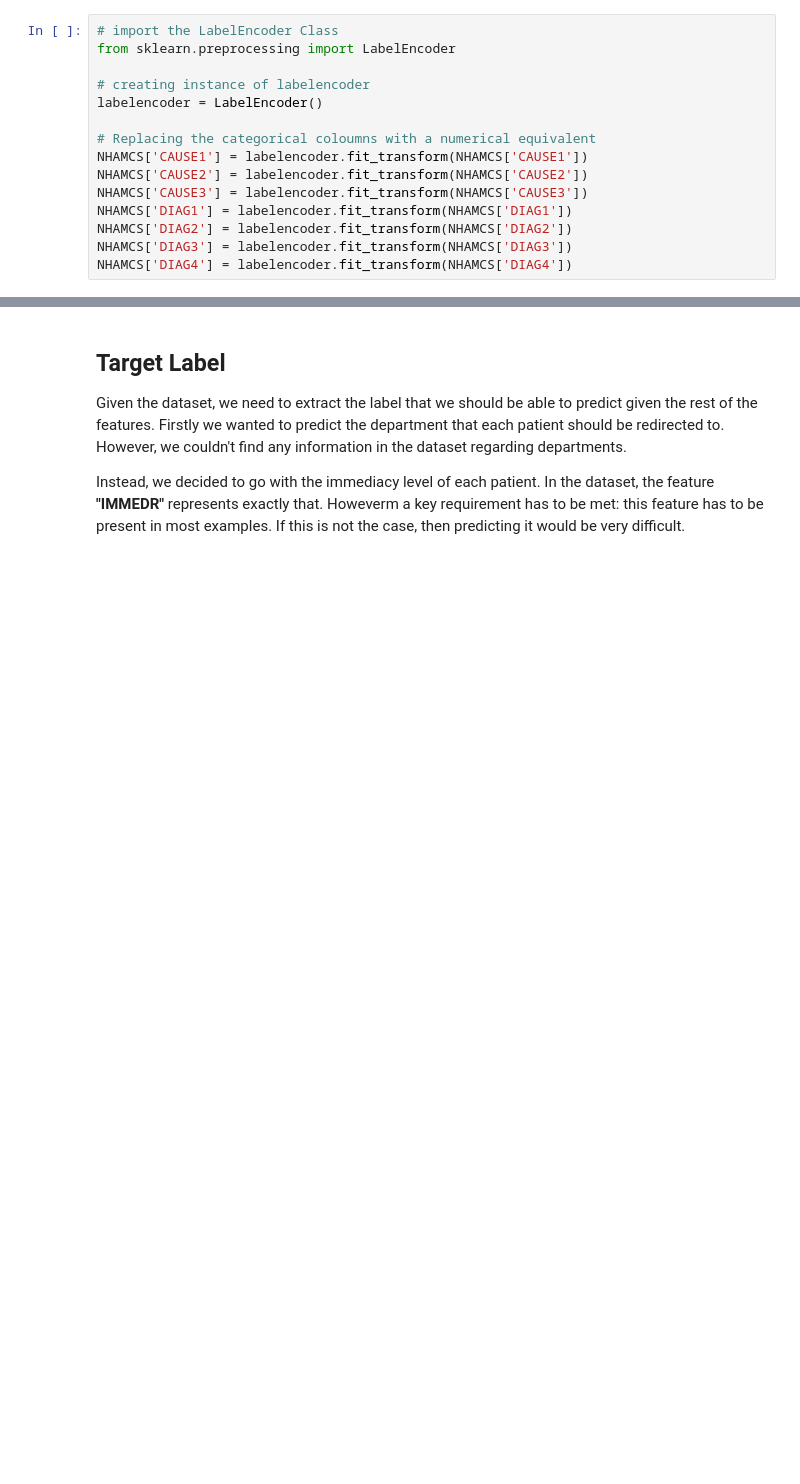
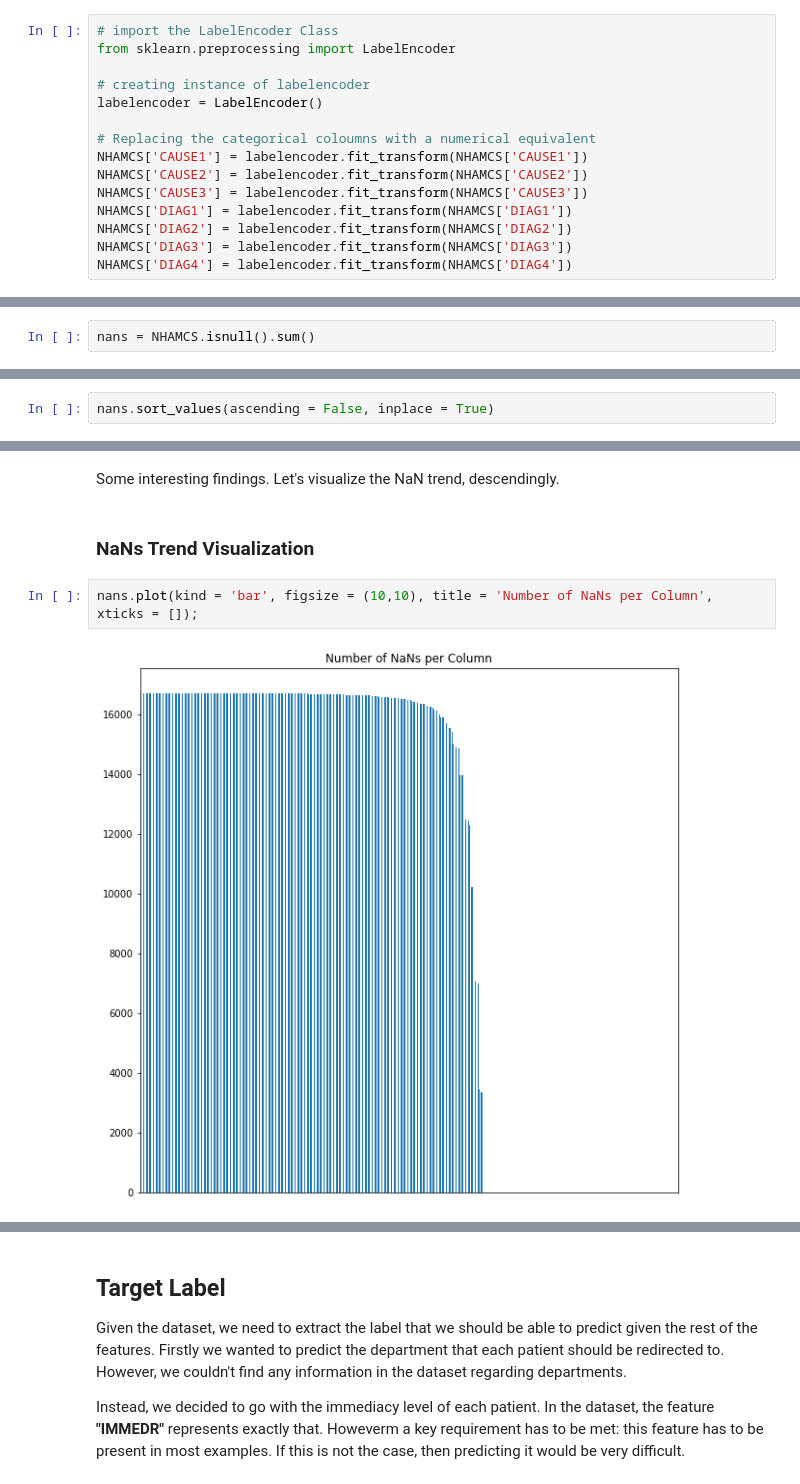
Before and after one commit to ramezmoussa/Case-Severity-Prediction-in-Emergency-Departments, a Jupyter notebook: Consolidated Notebook & Data/NHAMCS_Analysis.ipynb, the cells around one changed output, grey strips where cells are left out. Saved outputs shown, nothing was run; the diff lists cells and outputs as text; blank space fills up the shorter version.

```diff
--- a/Consolidated Notebook & Data/NHAMCS_Analysis.ipynb
+++ b/Consolidated Notebook & Data/NHAMCS_Analysis.ipynb
@@ -66,0 +73,2 @@ NHAMCS['DIAG4'] = labelencoder.fit_transform(NHAMCS['DIAG4'])
+# %%
+nans = NHAMCS.isnull().sum()
@@ -66,0 +77,2 @@ NHAMCS['DIAG4'] = labelencoder.fit_transform(NHAMCS['DIAG4'])
+# %%
+nans.sort_values(ascending = False, inplace = True)
@@ -66,0 +131,8 @@ NHAMCS['DIAG4'] = labelencoder.fit_transform(NHAMCS['DIAG4'])
+# %% [markdown]
+Some interesting findings. Let's visualize the NaN trend, descendingly.
+# %% [markdown]
+### NaNs Trend Visualization
+# %%
+nans.plot(kind = 'bar', figsize = (10,10), title = 'Number of NaNs per Column', xticks = []);
+# %% [output]
+[figure, added]
```
Also changed, not shown: parts of 22 cells of this notebook.
